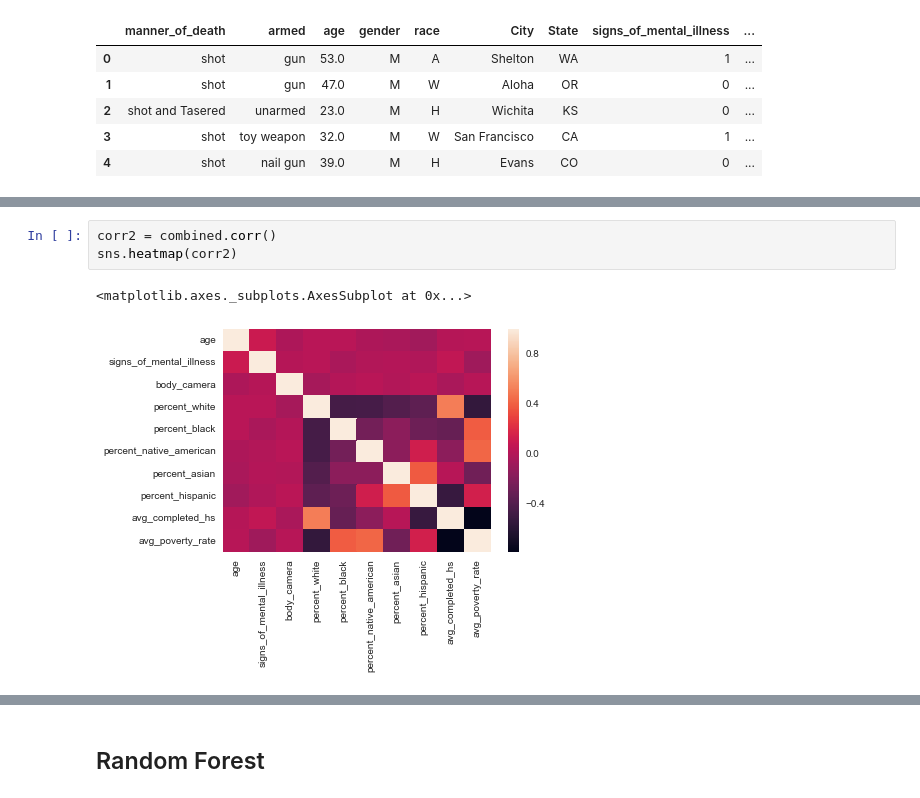
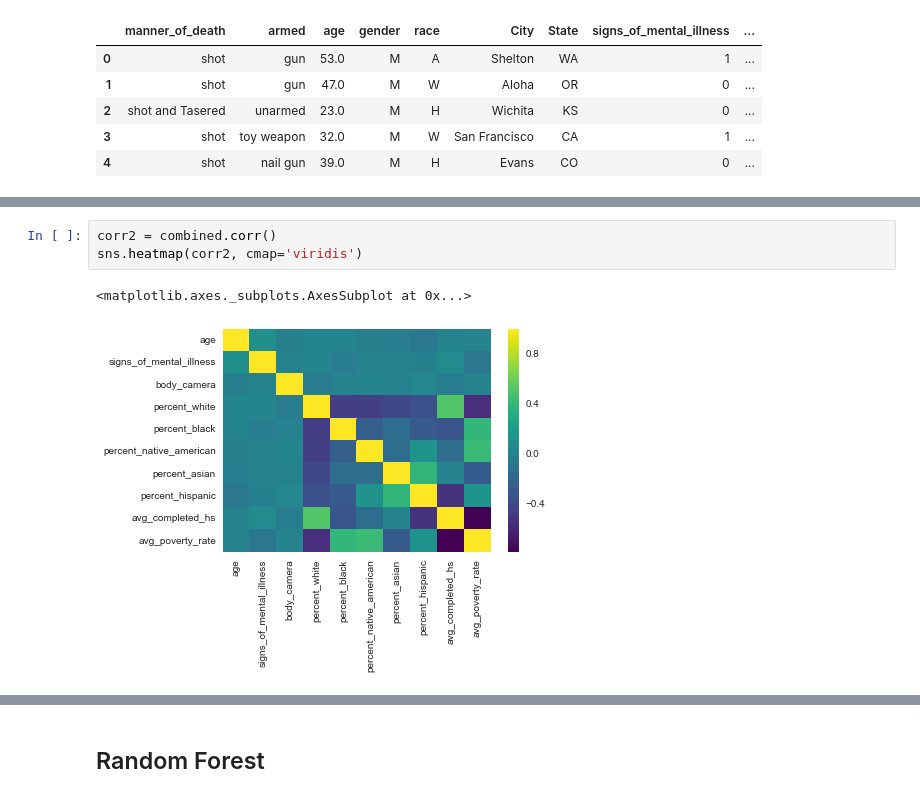
Before and after one commit to truongc2/Police-Encounters, a Jupyter notebook: Fatal Police Encounters.ipynb, the cells around one changed output, grey strips where cells are left out. Drawn from its saved outputs; the diff is of its cells as text.

```diff
--- a/Fatal Police Encounters.ipynb
+++ b/Fatal Police Encounters.ipynb
@@ -381,6 +433,6 @@ combined = pd.merge( police_data, df2, on = ['State'], how = 'outer' )
 # %%
 corr2 = combined.corr()
-sns.heatmap(corr2)
+sns.heatmap(corr2, cmap='viridis')
 # %% [output]
 <matplotlib.axes._subplots.AxesSubplot at 0x...>
-[figure, old version]
+[figure, new version]
```
Also changed, not shown: parts of 76 cells of this notebook.
